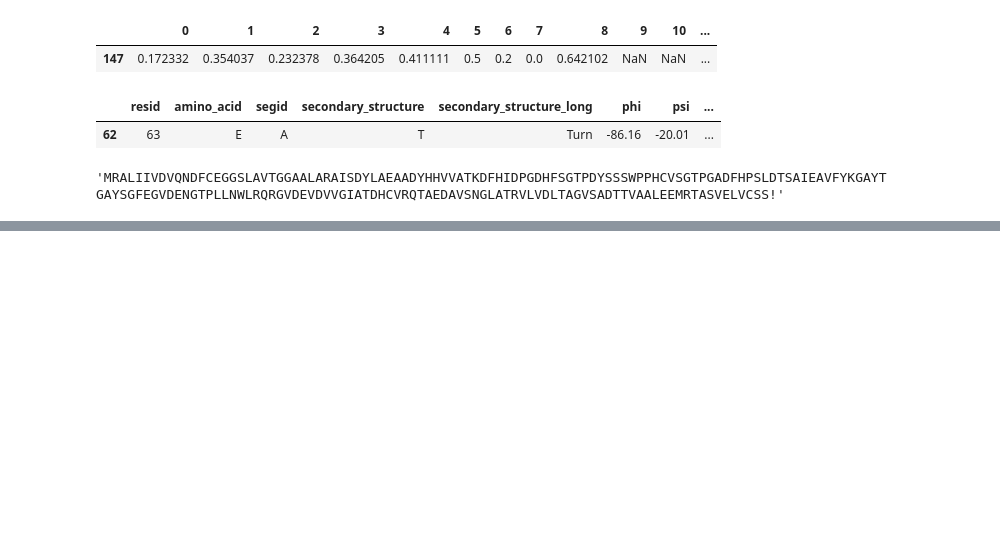
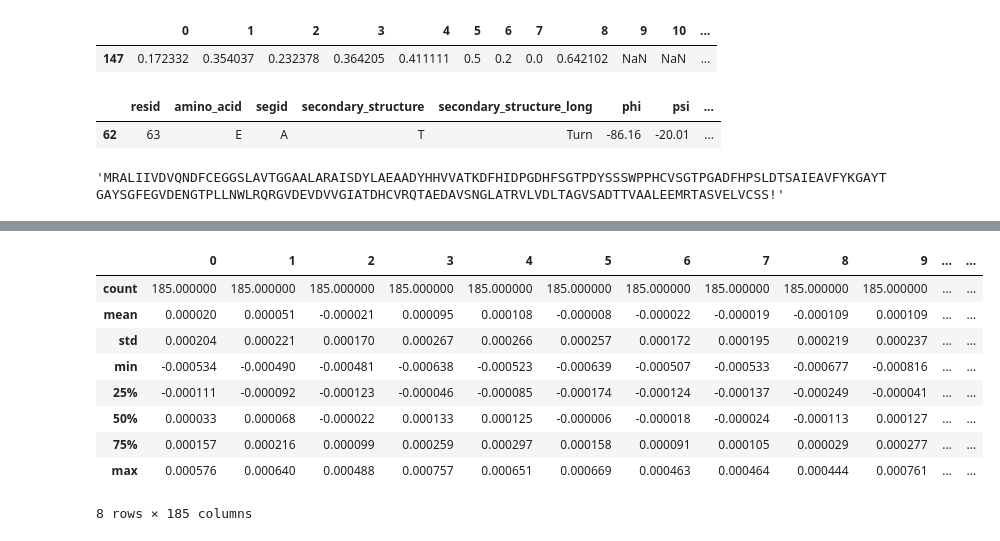
Before and after one commit to fowler-lab/tb-pnca-gnn, a Jupyter notebook: dd_pnca/af_structures.ipynb, the cells around one changed output, grey strips where cells are left out. Cells and saved outputs as stored; diff of their text form; code cells hidden in the pictures; blank space fills up the shorter version.

```diff
--- a/dd_pnca/af_structures.ipynb
+++ b/dd_pnca/af_structures.ipynb
@@ -313,0 +324,5 @@ sd['amino_acid'] = list(graph_dict['train']['pnca_mut_315']['metadata'].allele.v
+# %%
+pnca_m = pncaGraph(pdb='../pdb/train_structures/0_unrelaxed_rank_001_alphafold2_ptm_model_4_seed_000.pdb',
+                    lig_resname='PZA',
+                    self_loops=False,
+                    cutoff_distance=8)
@@ -313,0 +366,13 @@ sd['amino_acid'] = list(graph_dict['train']['pnca_mut_315']['metadata'].allele.v
+# %%
+pd.DataFrame(pnca_m.d_array - pnca_m_pza.d_array).describe()
+# %% [output]
+|  | 0 | 1 | 2 | 3 | 4 | 5 | 6 | 7 | 8 | 9 | ... | ... |
+| count | 185.000000 | 185.000000 | 185.000000 | 185.000000 | 185.000000 | 185.000000 | 185.000000 | 185.000000 | 185.000000 | 185.000000 | ... | ... |
+| mean | 0.000020 | 0.000051 | -0.000021 | 0.000095 | 0.000108 | -0.000008 | -0.000022 | -0.000019 | -0.000109 | 0.000109 | ... | ... |
+| std | 0.000204 | 0.000221 | 0.000170 | 0.000267 | 0.000266 | 0.000257 | 0.000172 | 0.000195 | 0.000219 | 0.000237 | ... | ... |
+| min | -0.000534 | -0.000490 | -0.000481 | -0.000638 | -0.000523 | -0.000639 | -0.000507 | -0.000533 | -0.000677 | -0.000816 | ... | ... |
+| 25% | -0.000111 | -0.000092 | -0.000123 | -0.000046 | -0.000085 | -0.000174 | -0.000124 | -0.000137 | -0.000249 | -0.000041 | ... | ... |
+| 50% | 0.000033 | 0.000068 | -0.000022 | 0.000133 | 0.000125 | -0.000006 | -0.000018 | -0.000024 | -0.000113 | 0.000127 | ... | ... |
+| 75% | 0.000157 | 0.000216 | 0.000099 | 0.000259 | 0.000297 | 0.000158 | 0.000091 | 0.000105 | 0.000029 | 0.000277 | ... | ... |
+| max | 0.000576 | 0.000640 | 0.000488 | 0.000757 | 0.000651 | 0.000669 | 0.000463 | 0.000464 | 0.000444 | 0.000761 | ... | ... |
+8 rows × 185 columns
```
Also changed, not shown: parts of 17 cells of this notebook, 5 other files.
